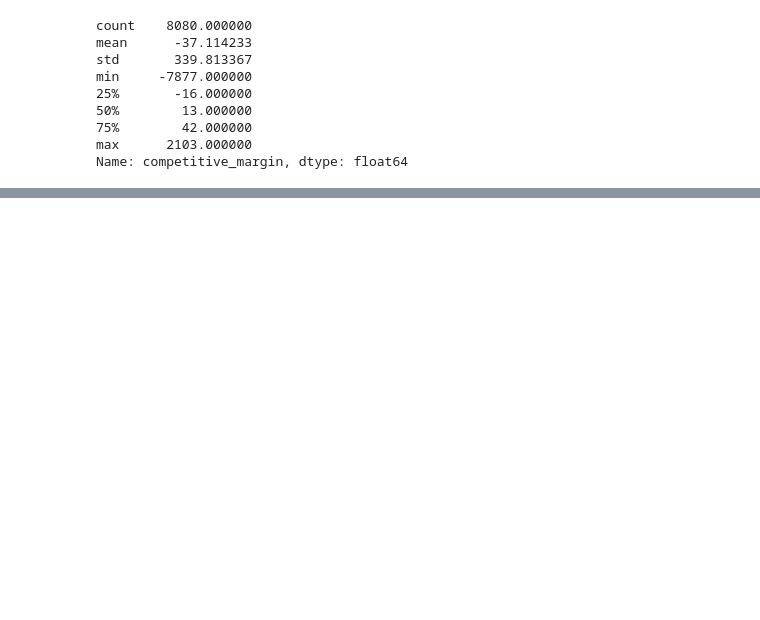
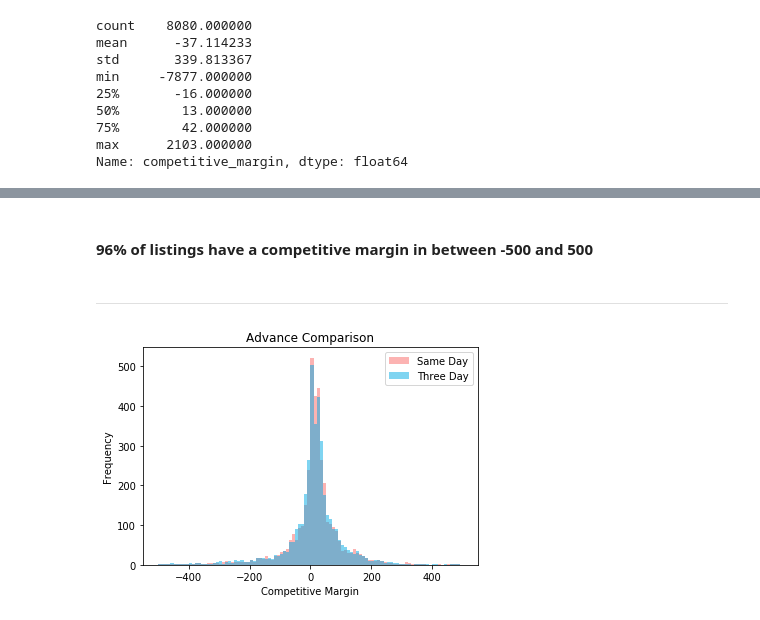
Before and after one commit to borischu/Hopper-Product-Analyst-Assignment, a Jupyter notebook: Hopper Product Analyst Assignment.ipynb, the cells around one changed output, grey strips where cells are left out. Saved outputs shown, nothing was run; the diff lists cells and outputs as text; code cells hidden in the pictures; blank space fills up the shorter version.

```diff
--- a/Hopper Product Analyst Assignment.ipynb
+++ b/Hopper Product Analyst Assignment.ipynb
@@ -129,0 +102,16 @@ Name: competitive_margin, dtype: float64
+# %% [markdown]
+#### 96% of listings have a competitive margin in between -500 and 500
+# %% [markdown]
+***
+# %%
+same_day_advance = df[df['advance']==0]
+three_day_advance = df[df['advance']==3]
+plt.hist(same_day_advance['competitive_margin'], bins=100, range=(-500,500), color='#FA6866', alpha=0.5, label='Same Day')
+plt.hist(three_day_advance['competitive_margin'], bins=100, range=(-500,500), color='#01AAE4', alpha=0.5, label='Three Day')
+plt.legend(loc='upper right')
+plt.title('Advance Comparison')
+plt.xlabel('Competitive Margin')
+plt.ylabel('Frequency')
+plt.show()
+# %% [output]
+[figure, added]
```
Also changed, not shown: parts of 38 cells of this notebook.
